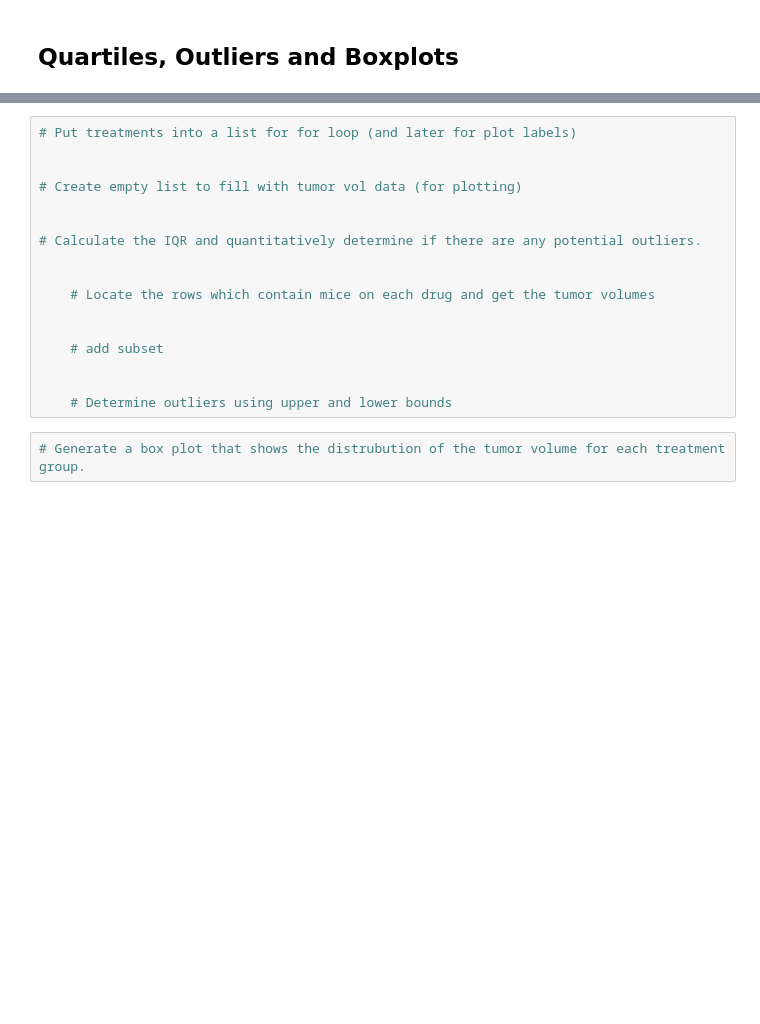
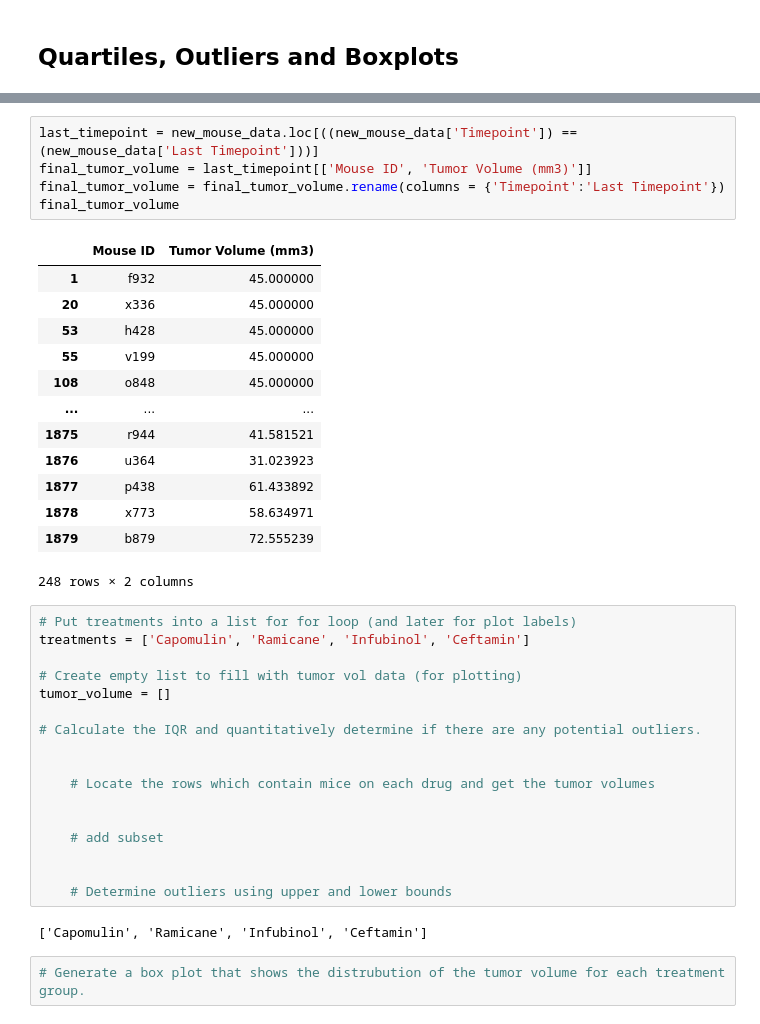
Before and after one commit to Kevin-Lad/matplotlib-challenge, a Jupyter notebook: Pymaceuticals/pymaceuticals_starter.ipynb, the cells around one changed output, grey strips where cells are left out. Drawn from its saved outputs; the diff is of its cells as text; blank space fills up the shorter version.

```diff
--- a/Pymaceuticals/pymaceuticals_starter.ipynb
+++ b/Pymaceuticals/pymaceuticals_starter.ipynb
@@ -253,9 +256,28 @@ max_time_clean
+# %%
+last_timepoint = new_mouse_data.loc[((new_mouse_data['Timepoint']) == (new_mouse_data['Last Timepoint']))]
+final_tumor_volume = last_timepoint[['Mouse ID', 'Tumor Volume (mm3)']]
+final_tumor_volume = final_tumor_volume.rename(columns = {'Timepoint':'Last Timepoint'})
+final_tumor_volume
+# %% [output]
+|  | Mouse ID | Tumor Volume (mm3) |
+| 1 | f932 | 45.000000 |
+| 20 | x336 | 45.000000 |
+| 53 | h428 | 45.000000 |
+| 55 | v199 | 45.000000 |
+| 108 | o848 | 45.000000 |
+| ... | ... | ... |
+| 1875 | r944 | 41.581521 |
+| 1876 | u364 | 31.023923 |
+| 1877 | p438 | 61.433892 |
+| 1878 | x773 | 58.634971 |
+| 1879 | b879 | 72.555239 |
+248 rows × 2 columns
 # %%
 # Put treatments into a list for for loop (and later for plot labels)
-
+treatments = ['Capomulin', 'Ramicane', 'Infubinol', 'Ceftamin']
 
 # Create empty list to fill with tumor vol data (for plotting)
-
+tumor_volume = []
 
 # Calculate the IQR and quantitatively determine if there are any potential outliers.
 
@@ -267,6 +289,8 @@ max_time_clean
 
 
     # Determine outliers using upper and lower bounds
+# %% [output]
+['Capomulin', 'Ramicane', 'Infubinol', 'Ceftamin']
 # %%
 # Generate a box plot that shows the distrubution of the tumor volume for each treatment group.
 # %% [markdown]
```
Also changed, not shown: parts of 2 cells of this notebook.
